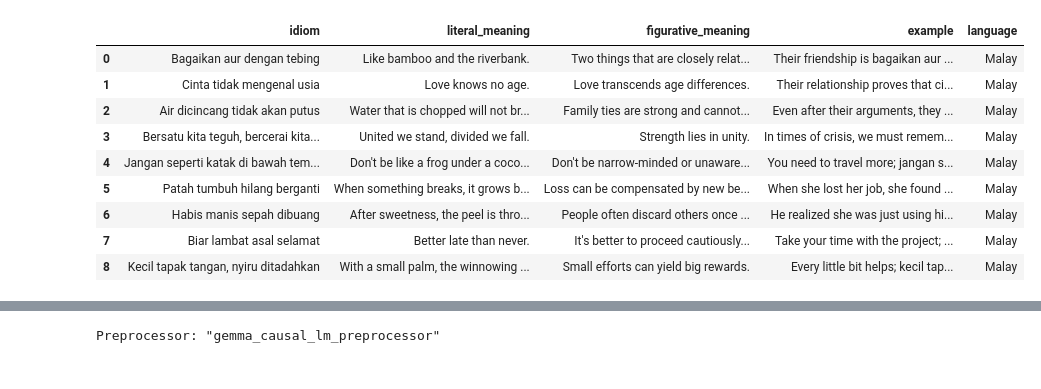
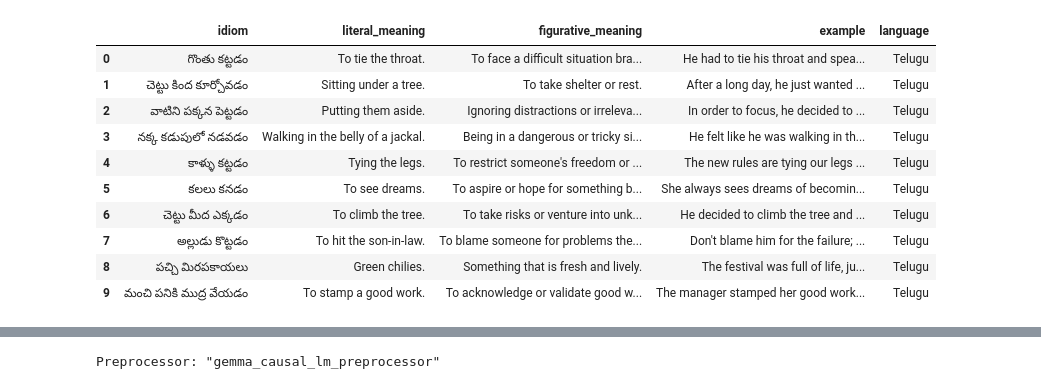
Before and after one commit to PhoenixAlpha23/Finetune-gemma, a Jupyter notebook: gemma-2b-en-idioms.ipynb, the cells around one changed output, grey strips where cells are left out. Saved outputs shown, nothing was run; the diff lists cells and outputs as text; code cells hidden in the pictures.

```diff
--- a/gemma-2b-en-idioms.ipynb
+++ b/gemma-2b-en-idioms.ipynb
@@ -26,15 +26,16 @@ for dirname, _, filenames in os.walk('/kaggle/input'):
 # %%
-df= pd.read_json('/kaggle/input/multilingual-idioms-indian/Idioms_from_70+languages/malay.json')
+df= pd.read_json('/kaggle/input/multilingual-idioms-indian/Gemma/telugu.json')
 df
 # %% [output]
 |  | idiom | literal_meaning | figurative_meaning | example | language |
-| 0 | Bagaikan aur dengan tebing | Like bamboo and the riverbank. | Two things that are closely relat... | Their friendship is bagaikan aur ... | Malay |
-| 1 | Cinta tidak mengenal usia | Love knows no age. | Love transcends age differences. | Their relationship proves that ci... | Malay |
-| 2 | Air dicincang tidak akan putus | Water that is chopped will not br... | Family ties are strong and cannot... | Even after their arguments, they ... | Malay |
-| 3 | Bersatu kita teguh, bercerai kita... | United we stand, divided we fall. | Strength lies in unity. | In times of crisis, we must remem... | Malay |
-| 4 | Jangan seperti katak di bawah tem... | Don't be like a frog under a coco... | Don't be narrow-minded or unaware... | You need to travel more; jangan s... | Malay |
-| 5 | Patah tumbuh hilang berganti | When something breaks, it grows b... | Loss can be compensated by new be... | When she lost her job, she found ... | Malay |
-| 6 | Habis manis sepah dibuang | After sweetness, the peel is thro... | People often discard others once ... | He realized she was just using hi... | Malay |
-| 7 | Biar lambat asal selamat | Better late than never. | It's better to proceed cautiously... | Take your time with the project; ... | Malay |
-| 8 | Kecil tapak tangan, nyiru ditadahkan | With a small palm, the winnowing ... | Small efforts can yield big rewards. | Every little bit helps; kecil tap... | Malay |
+| 0 | గొంతు కట్టడం | To tie the throat. | To face a difficult situation bra... | He had to tie his throat and spea... | Telugu |
+| 1 | చెట్టు కింద కూర్చోవడం | Sitting under a tree. | To take shelter or rest. | After a long day, he just wanted ... | Telugu |
+| 2 | వాటిని పక్కన పెట్టడం | Putting them aside. | Ignoring distractions or irreleva... | In order to focus, he decided to ... | Telugu |
+| 3 | నక్క కడుపులో నడవడం | Walking in the belly of a jackal. | Being in a dangerous or tricky si... | He felt like he was walking in th... | Telugu |
+| 4 | కాళ్ళు కట్టడం | Tying the legs. | To restrict someone's freedom or ... | The new rules are tying our legs ... | Telugu |
+| 5 | కలలు కనడం | To see dreams. | To aspire or hope for something b... | She always sees dreams of becomin... | Telugu |
+| 6 | చెట్టు మీద ఎక్కడం | To climb the tree. | To take risks or venture into unk... | He decided to climb the tree and ... | Telugu |
+| 7 | అల్లుడు కొట్టడం | To hit the son-in-law. | To blame someone for problems the... | Don't blame him for the failure; ... | Telugu |
+| 8 | పచ్చి మిరపకాయలు | Green chilies. | Something that is fresh and lively. | The festival was full of life, ju... | Telugu |
+| 9 | మంచి పనికి ముద్ర వేయడం | To stamp a good work. | To acknowledge or validate good w... | The manager stamped her good work... | Telugu |
 # %%
```
Also changed, not shown: parts of 11 cells of this notebook.
